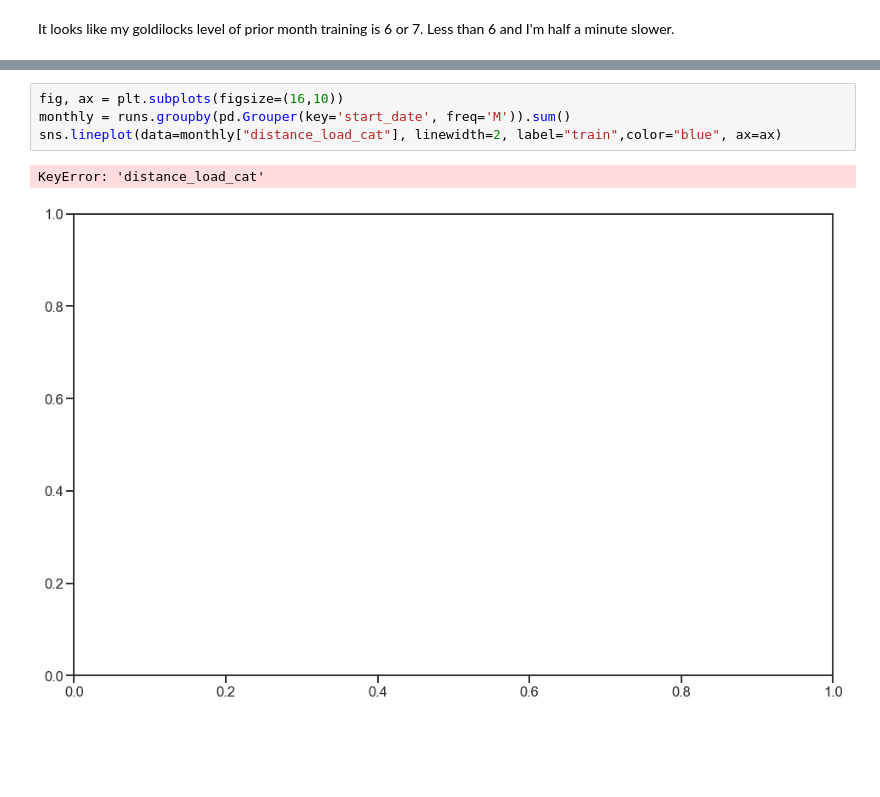
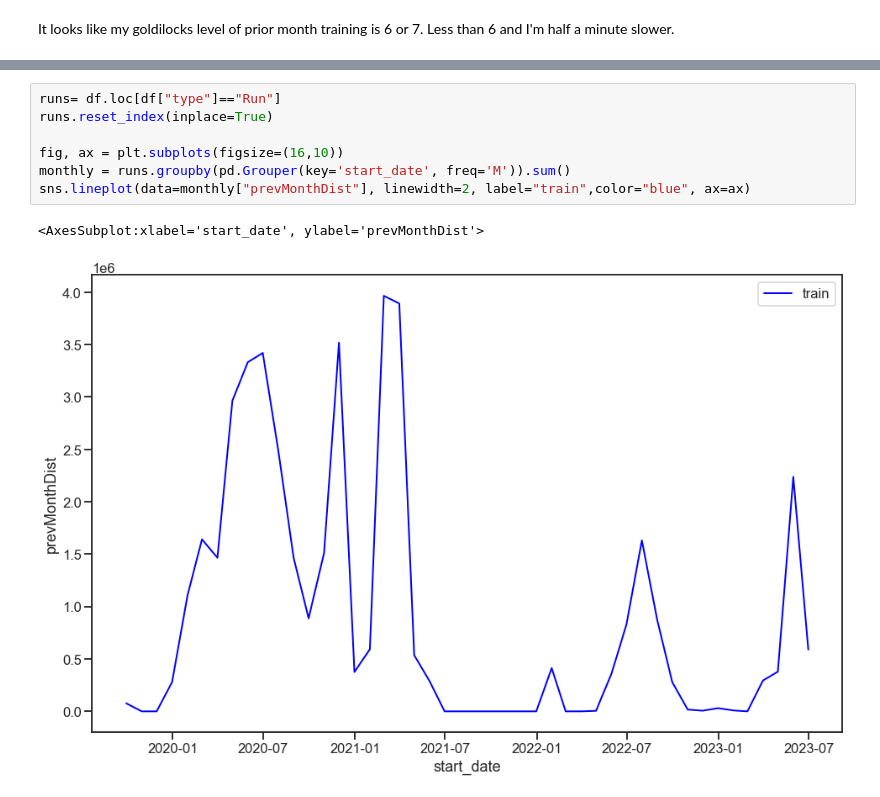
Before and after one commit to dougiebudge/stravaExperiment, a Jupyter notebook: explore.ipynb, the cells around one changed output, grey strips where cells are left out. Saved outputs shown, nothing was run; the diff lists cells and outputs as text; blank space fills up the shorter version.

```diff
--- a/explore.ipynb
+++ b/explore.ipynb
@@ -479,9 +440,12 @@ print("low: {}, high: {}".format(low_load["pace"].mean(),high_load["pace"].mean(
 # %% [output]
 low: 4.8474305469177175, high: 4.197823667480974
 # %%
+runs= df.loc[df["type"]=="Run"]
+runs.reset_index(inplace=True)
+
 fig, ax = plt.subplots(figsize=(16,10))
 monthly = runs.groupby(pd.Grouper(key='start_date', freq='M')).sum()
-sns.lineplot(data=monthly["distance_load_cat"], linewidth=2, label="train",color="blue", ax=ax)
+sns.lineplot(data=monthly["prevMonthDist"], linewidth=2, label="train",color="blue", ax=ax)
 # %% [output]
-KeyError: 'distance_load_cat'
+<AxesSubplot:xlabel='start_date', ylabel='prevMonthDist'>
-[figure, old version]
+[figure, new version]
```
Also changed, not shown: parts of 7 cells of this notebook.
